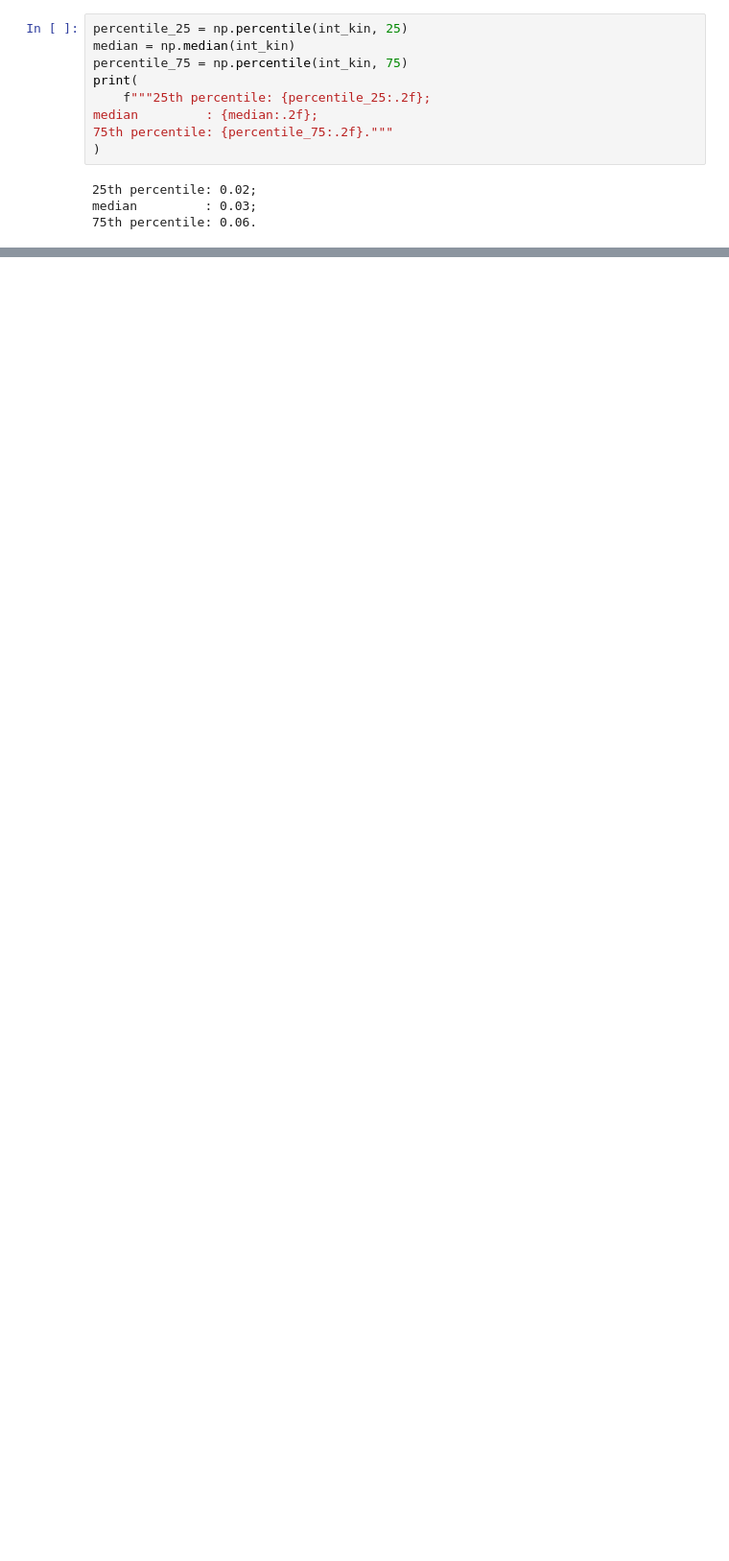
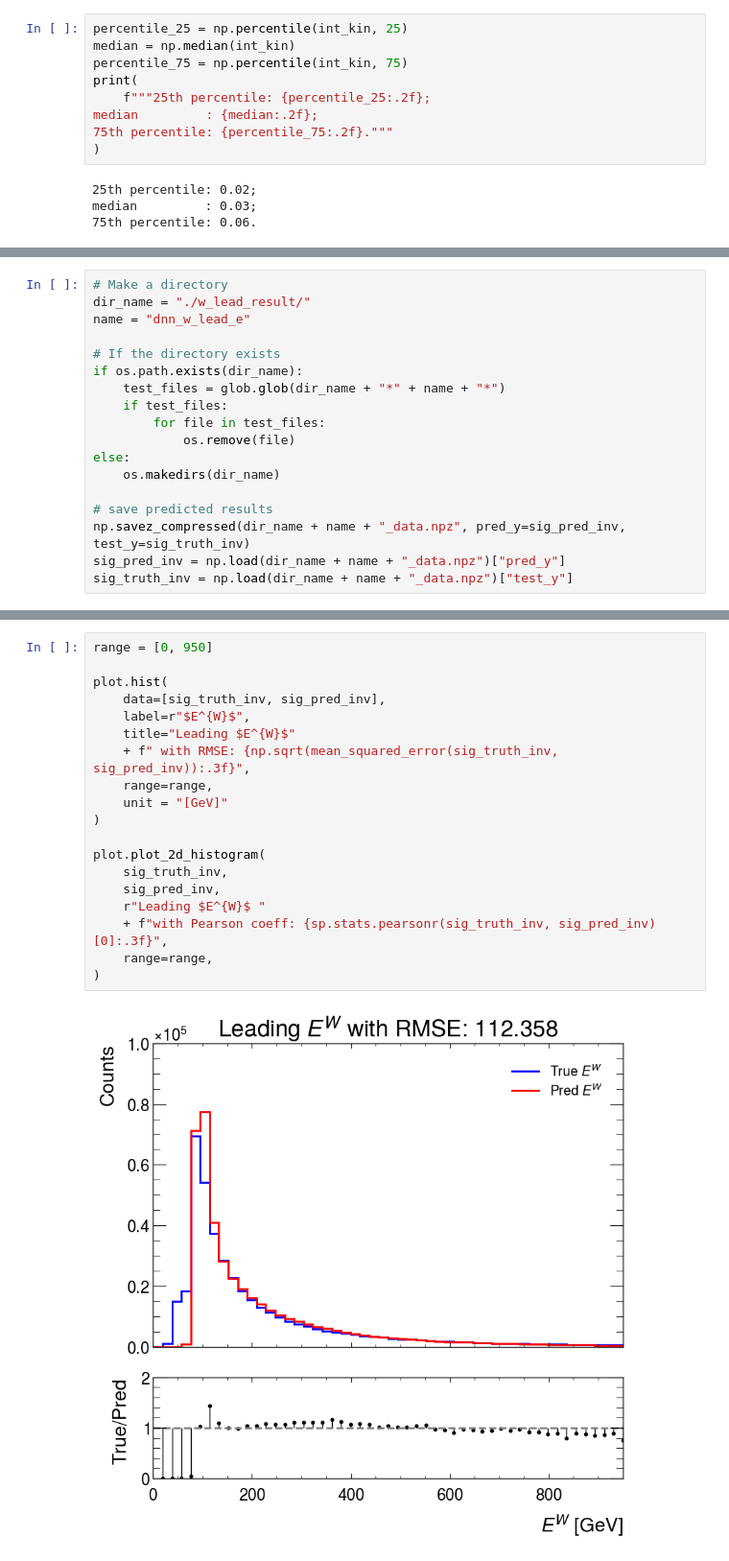
Before and after one commit to yygarypeng/QE-mls, a Jupyter notebook: 2nd_trial/DNN_w_lead_e.ipynb, the cells around one changed output, grey strips where cells are left out. Shown at 96% size. Saved outputs shown, nothing was run; the diff lists cells and outputs as text; blank space fills up the shorter version.

```diff
--- a/2nd_trial/DNN_w_lead_e.ipynb
+++ b/2nd_trial/DNN_w_lead_e.ipynb
@@ -449,0 +453,18 @@ plot.plot_2d_histogram(
+# %%
+# Make a directory
+dir_name = "./w_lead_result/"
+name = "dnn_w_lead_e"
+
+# If the directory exists
+if os.path.exists(dir_name):
+    test_files = glob.glob(dir_name + "*" + name + "*")
+    if test_files:
+        for file in test_files:
+            os.remove(file)
+else:
+    os.makedirs(dir_name)
+
+# save predicted results
+np.savez_compressed(dir_name + name + "_data.npz", pred_y=sig_pred_inv, test_y=sig_truth_inv)
+sig_pred_inv = np.load(dir_name + name + "_data.npz")["pred_y"]
+sig_truth_inv = np.load(dir_name + name + "_data.npz")["test_y"]
@@ -449,0 +477,21 @@ plot.plot_2d_histogram(
+# %%
+range = [0, 950]
+
+plot.hist(
+    data=[sig_truth_inv, sig_pred_inv],
+    label=r"$E^{W}$",
+    title="Leading $E^{W}$"
+    + f" with RMSE: {np.sqrt(mean_squared_error(sig_truth_inv, sig_pred_inv)):.3f}",
+    range=range,
+    unit = "[GeV]"
+)
+
+plot.plot_2d_histogram(
+    sig_truth_inv,
+    sig_pred_inv,
+    r"Leading $E^{W}$ "
+    + f"with Pearson coeff: {sp.stats.pearsonr(sig_truth_inv, sig_pred_inv)[0]:.3f}",
+    range=range,
+)
+# %% [output]
+[figure, added]
```
Also changed, not shown: parts of 13 cells of this notebook, 11 other files.
